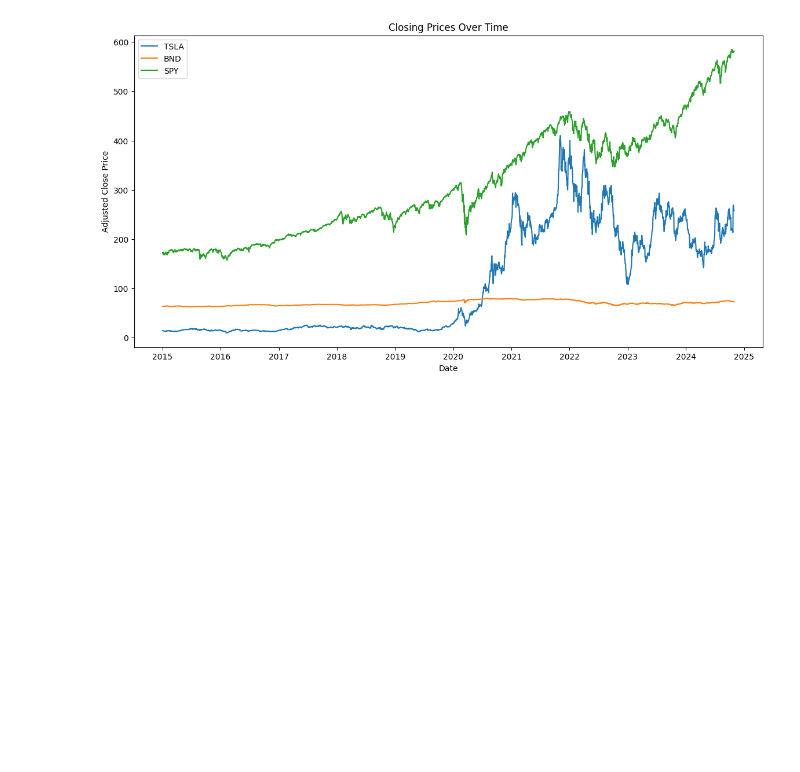
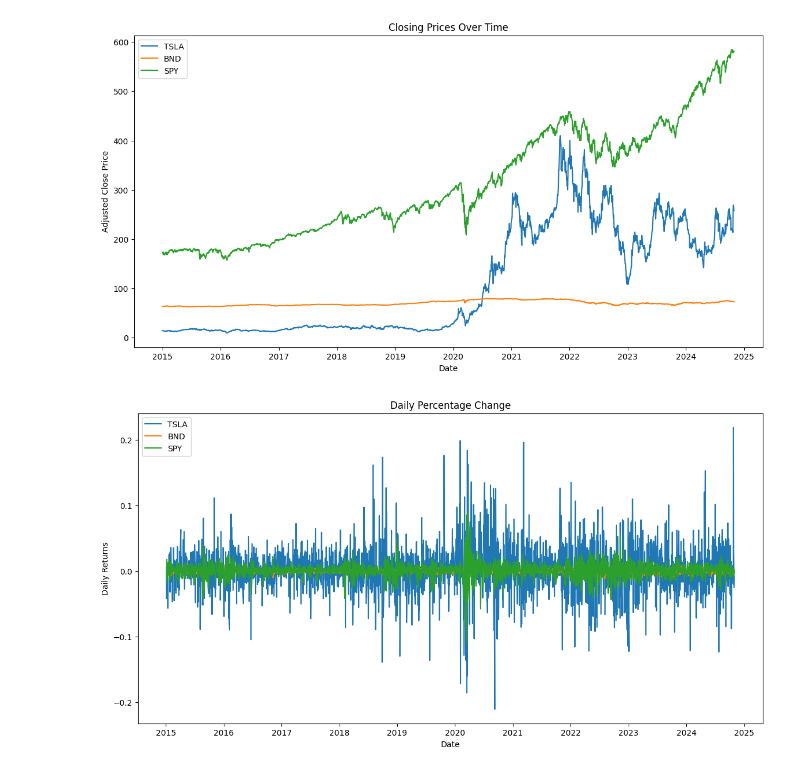
Before and after one commit to fro-su/GMF_Investments, a Jupyter notebook: notebooks/Preprocess_and_Explore_the_Data.ipynb, the cells around one changed output. Cells and saved outputs as stored; diff of their text form; code cells hidden in the pictures; blank space fills up the shorter version.

Commit message:
Plot closing prices over time and daily percentage change

```diff
--- a/notebooks/Preprocess_and_Explore_the_Data.ipynb
+++ b/notebooks/Preprocess_and_Explore_the_Data.ipynb
@@ -91,3 +91,17 @@ plt.legend()
 plt.show()
 # %% [output]
 [figure]
+# %%
+# Calculate and plot daily percentage change
+daily_returns = close_prices.pct_change().dropna()
+
+plt.figure(figsize=(14, 7))
+for ticker in tickers:
+    plt.plot(daily_returns.index, daily_returns[ticker], label=ticker)
+plt.title('Daily Percentage Change')
+plt.xlabel('Date')
+plt.ylabel('Daily Returns')
+plt.legend()
+plt.show()
+# %% [output]
+[figure, added]
```
